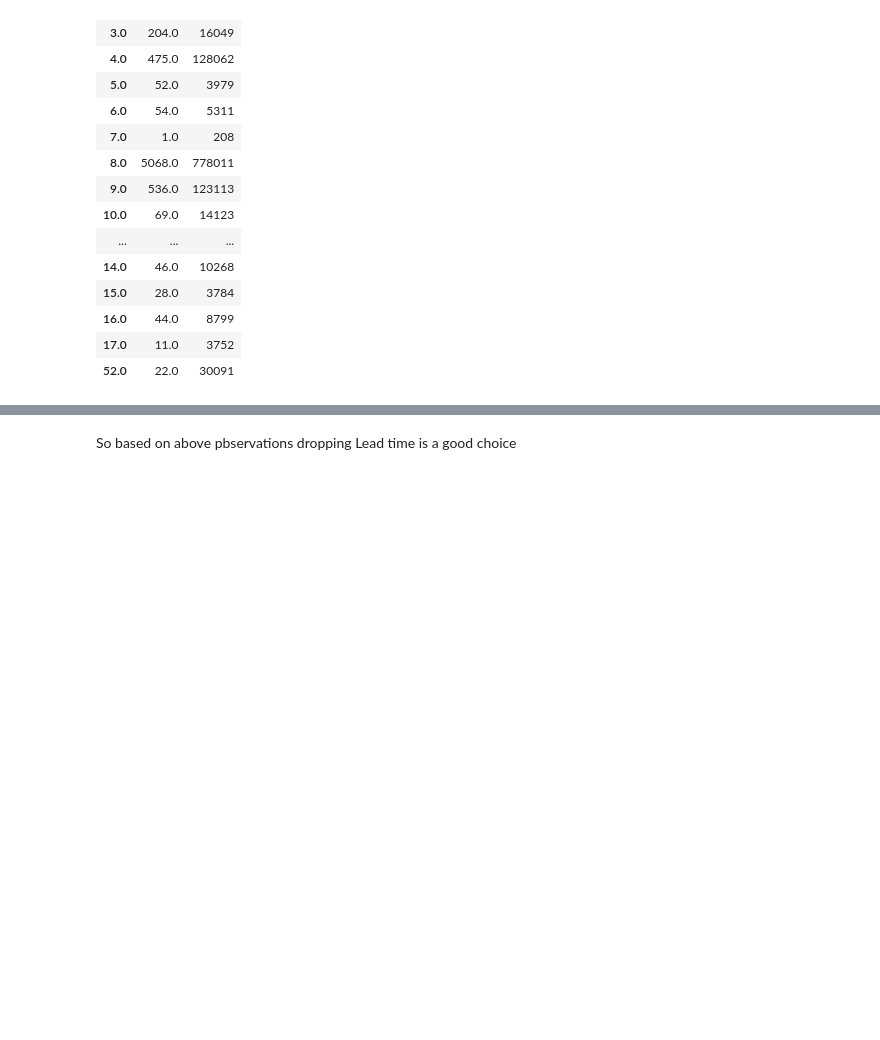
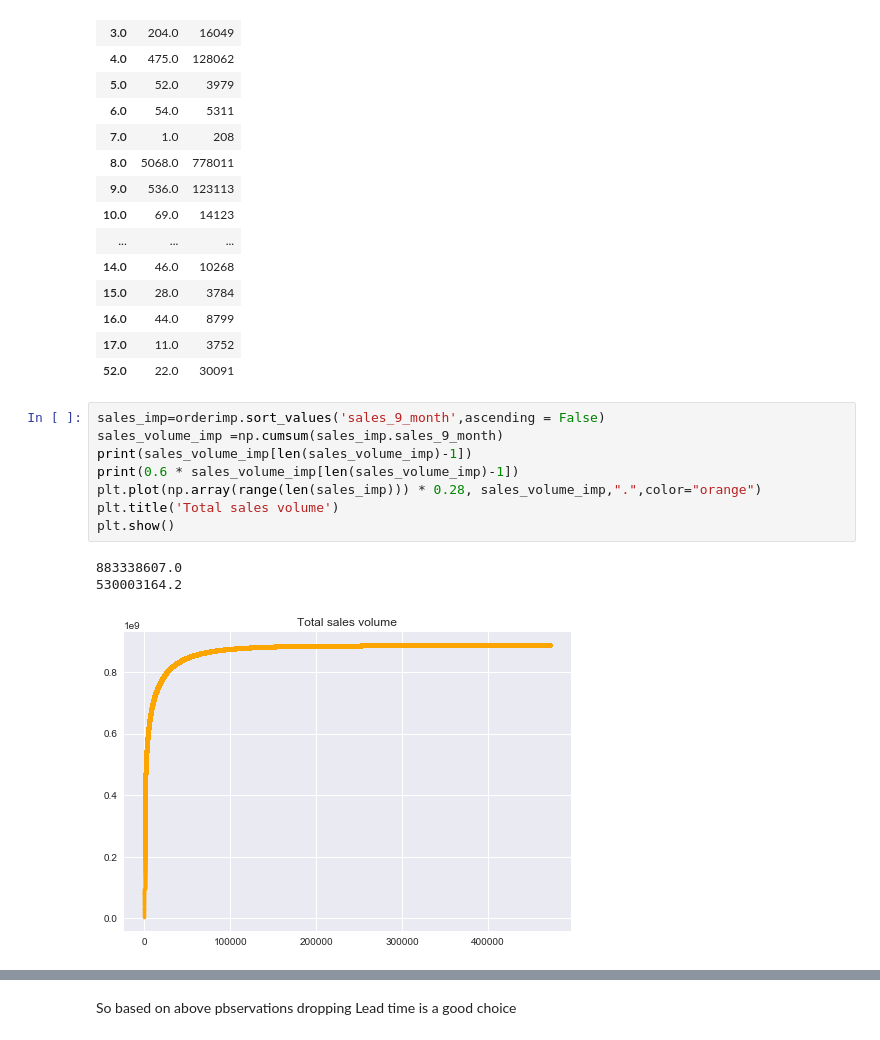
Before and after one commit to hedib/DataScienceProjects, a Jupyter notebook: project_Inventory/backorder.ipynb, the cells around one changed output, grey strips where cells are left out. Drawn from its saved outputs; the diff is of its cells as text; blank space fills up the shorter version.

```diff
--- a/project_Inventory/backorder.ipynb
+++ b/project_Inventory/backorder.ipynb
@@ -554,3 +554,15 @@ df1
 | 16.0 | 44.0 | 8799 |
 | 17.0 | 11.0 | 3752 |
 | 52.0 | 22.0 | 30091 |
+# %%
+sales_imp=orderimp.sort_values('sales_9_month',ascending = False)
+sales_volume_imp =np.cumsum(sales_imp.sales_9_month)
+print(sales_volume_imp[len(sales_volume_imp)-1])
+print(0.6 * sales_volume_imp[len(sales_volume_imp)-1])
+plt.plot(np.array(range(len(sales_imp))) * 0.28, sales_volume_imp,".",color="orange")
+plt.title('Total sales volume')
+plt.show()
+# %% [output]
+883338607.0
+530003164.2
+[figure, added]
```
Also changed, not shown: parts of 37 cells of this notebook.
